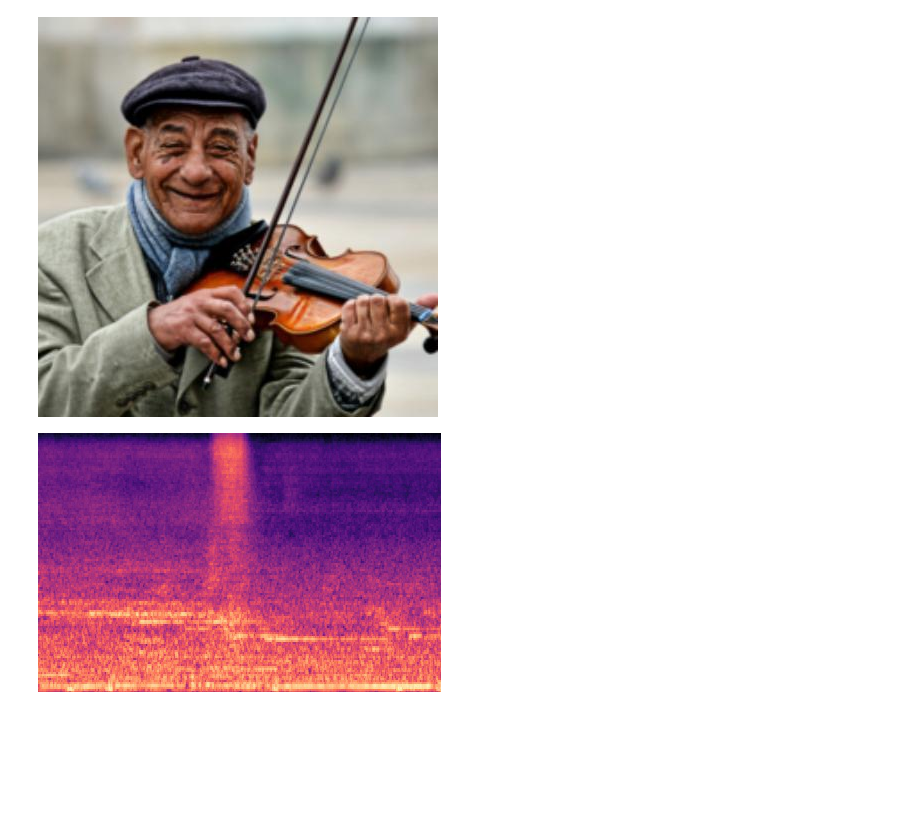
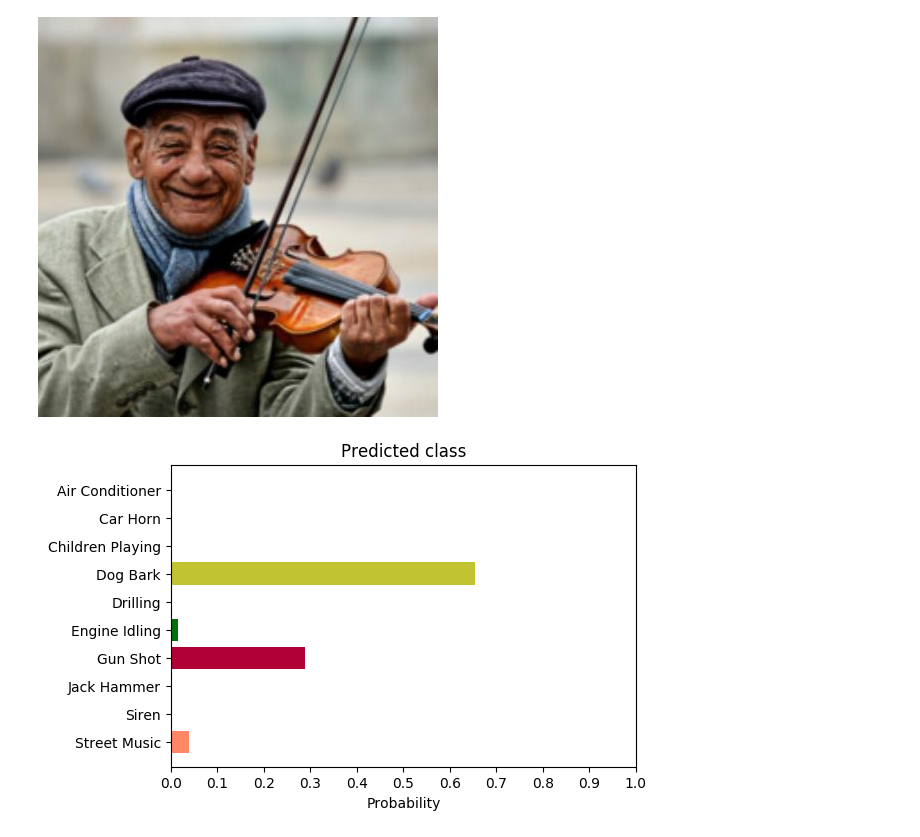
Before and after one commit to thommiano/cvr_6501-009, a Jupyter notebook: final_project/notebooks/A.0_sound_to_image.ipynb, the cells around one changed output. Saved outputs shown, nothing was run; the diff lists cells and outputs as text; code cells hidden in the pictures; blank space fills up the shorter version.

Commit message:
updated image-to-sound for presentation

```diff
--- a/final_project/notebooks/A.0_sound_to_image.ipynb
+++ b/final_project/notebooks/A.0_sound_to_image.ipynb
@@ -147,68 +148,91 @@ dream_model.cpu()
 # model = torch.nn.DataParallel(model, device_ids=[0, 1])
 for param in dream_model.parameters():
     param.require_grads = False
+# %%
+class_colors = {"air_conditioner":"#0164cd",
+                "car_horn":"#00a069",
+                "children_playing":"#e44caa",
+                "dog_bark":"#c2c331",
+                "drilling":"#00b4f5",
+                "engine_idling":"#007008",
+                "gun_shot":"#b00036",
+                "jack_hammer":"#bfa2ff",
+                "siren":"#c35d03",
+                "street_music":"#ff8765"
+               }
 # %%
-# 3 seconds does a pretty good job. You should evaluate quantitatively!
-duration = 4
+duration = 1
 sr=44100
 
+plot_predictions = True
+display_spect = False
 use_deepdream = False
-octaves = 3
+deep_spect = False
+fractal = False
+
+# Deepdream parameters
+octaves = 7
 iterations = 1
 use_gpu = False
 jitter = 1000
 sample_resolution = 1
-f_layer = 3
-lr=0.25
-pp = 'start'
-fractal = True
-# for i in range(30):
-
-# You should insert this into deepdream so that you can control iterations based on
-# predicted class.
+f_layer = 1
+lr=0.3
 
 while True:
+# for i in range(10):
     try:
         display.clear_output(wait=True)
 
         mic_recording = sd.rec(int(duration * sr), samplerate=sr, channels=2,dtype='float64')
         sd.wait()
         spect = stream_spectrogram(mic_recording[:,0],sr)
         preds = classify_sound(spect,resnet)
 
         # Select image
         return_img = preds[0][0]
         dd_idx = deepdream_img_dict[return_img]
         input_np = dset_loader.dataset[dd_idx][0].unsqueeze(0).numpy()
         inputs_guide = dset_loader.dataset[dd_idx][0].unsqueeze(0)
 
-        # Select deepdream parameters
-        lr = float(preds[0][1])
 
-        # If the current class is the same as the previous class,
-        # do another iteration instead of an entirely new pass
-        #iterations =+ 1
-#         if preds[0][0] != pp:
-#             iterations = 1
-#         else:
-#             iterations += 1
-#         pp = preds[0][0]
+        # Deep Dream
+        if fractal:
+            lr = float(preds[0][1])
+            X_Variable = Variable(inputs_guide.cpu())
+            guide_features = dream_model.forward(X_Variable, n_layer=3)
+        if use_deepdream:
+            if deep_spect: input_np = transform(spect).unsqueeze(0).numpy()
+            dream(dream_model, input_np, octave_n=octaves, num_iterations=iterations,
+                  lr=lr, max_jitter=jitter, show_every=sample_resolution,end_layer=f_layer,
+                  use_gpu=use_gpu,stream_out=True,
+                  objective=objective_guide, guide_features=guide_features
+                 )
 
-#         if fractal:
-#             X_Variable = Variable(inputs_guide.cpu())
-#             guide_features = dream_model.forward(X_Variable, n_layer=3)
-#         if use_deepdream:
-#             dream(dream_model, input_np, octave_n=octaves, num_iterations=iterations, lr=lr,
-#                   max_jitter=jitter, show_every=sample_resolution,end_layer=f_layer,
-#                   use_gpu=use_gpu,stream_out=True, objective=objective_guide,
-#                   guide_features=guide_features)
-#         else:
-        display.display(spect)
+        if plot_predictions:
+            fig, ax = plt.subplots(figsize=(6,4),dpi=100)
+            vals = [preds[p][1] for p in range(0, len(preds))]
+            labls = [preds[p][0].replace('_',' ').title() for p in range(0, len(preds))]
+            colors = [class_colors[preds[p][0]] for p in range(0, len(preds))]
+            ax.barh(labls,vals,align='center',color=colors)
+            ax.invert_yaxis()
+            ax.set_xlabel('Probability')
+            ax.set_title('Predicted class')
+            ax.set_xticks(np.arange(0, 1.1, 0.1))
+            plt.show()
+            plt.clf()
+            plt.cla()
+            plt.close()
 
-        display.display(preds)
+        #display.display(preds)
+        if display_spect:
+            display.display(spect)
 
         time.sleep(.0001)
     except KeyboardInterrupt:
         break
+
+# tn = time.time()
+# print(tn-t0)
 # %% [output]
-[figure, old version]
+[figure, new version]
```
Also changed, not shown: parts of 10 cells of this notebook, 5 other files.
